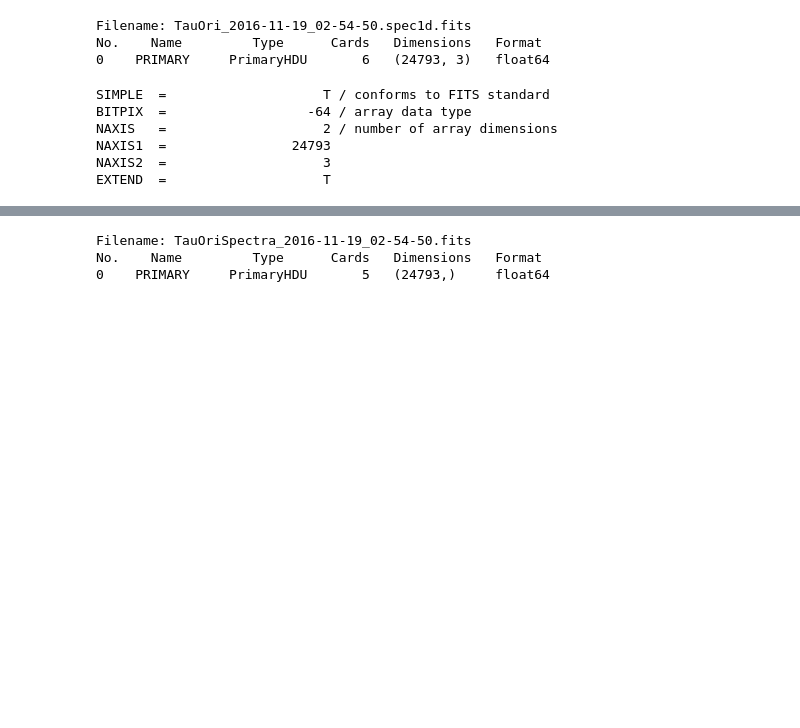
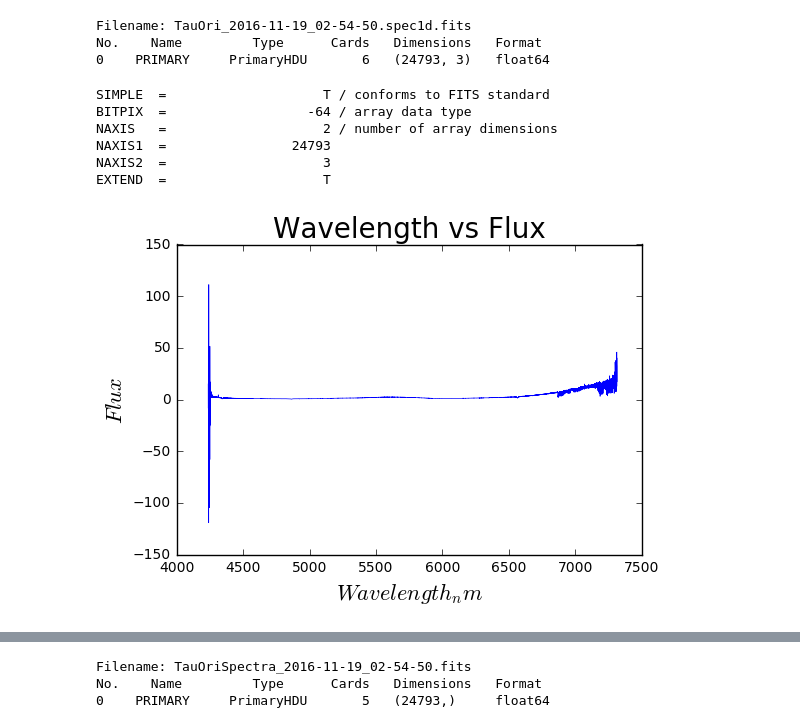
Before and after one commit to AstroPascual/Practica, a Jupyter notebook: 20161118/TauOri2.ipynb, the cells around one changed output, grey strips where cells are left out. Cells and saved outputs as stored; diff of their text form; code cells hidden in the pictures; blank space fills up the shorter version.

```diff
--- a/20161118/TauOri2.ipynb
+++ b/20161118/TauOri2.ipynb
@@ -140,14 +141,17 @@ NAXIS1  =                24793
 NAXIS2  =                    3
 EXTEND  =                    T
 # %%
-for i in range(41):
-    nm=cube_data[0][i][:]
-    flux=cube_data[10][i][:]
-    plt.plot(nm,flux,linewidth=.5)
+normalized_data = pyfits.getdata('TauOri_2016-11-19_02-54-50.spec1d.fits',0)
+wave=normalized_data[0][:]
+normalized=normalized_data[1][:]
+
+plt.plot(wave,normalized,linewidth=.5)
 plt.title('Wavelength vs Flux', fontsize = 20)
 plt.xlabel('$Wavelength_nm$',fontsize=16)
 plt.ylabel('$Flux$',fontsize=16)
 plt.show()
+# %% [output]
+[figure, added]
 # %%
 #Normalizacion por sectores, distintos ordenes
 plt.xlabel('Tiempo')
```
Also changed, not shown: parts of 17 cells of this notebook.
